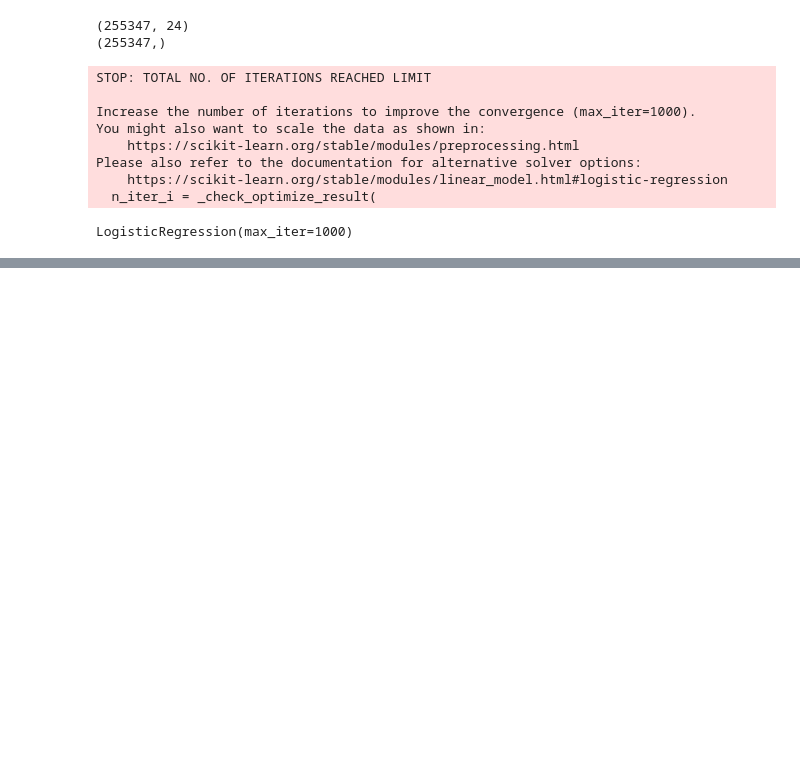
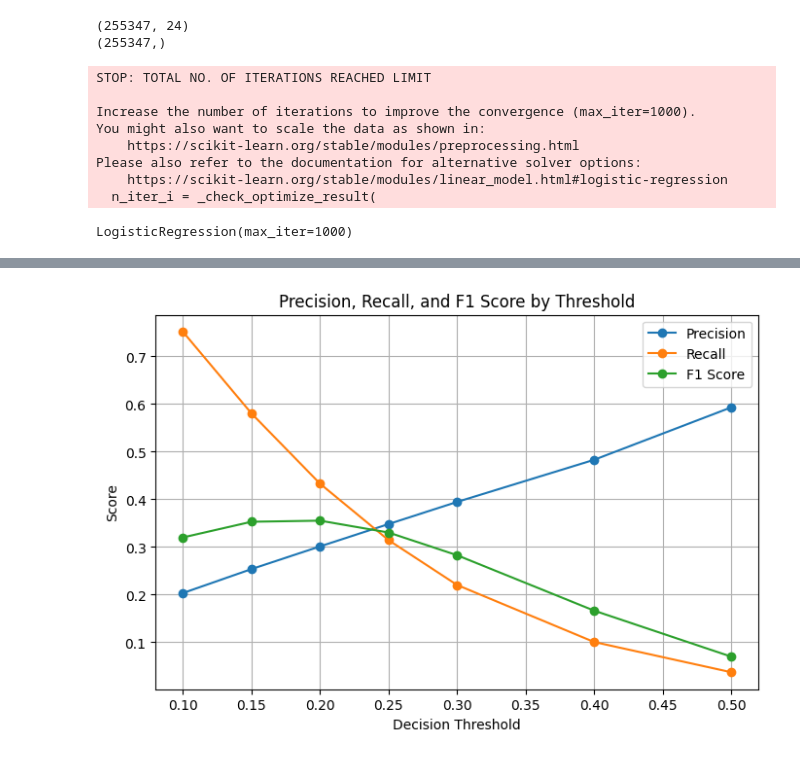
Before and after one commit to srikard727/loan-defaulter, a Jupyter notebook: Untitled.ipynb, the cells around one changed output, grey strips where cells are left out. Saved outputs shown, nothing was run; the diff lists cells and outputs as text; code cells hidden in the pictures; blank space fills up the shorter version.

```diff
--- a/Untitled.ipynb
+++ b/Untitled.ipynb
@@ -240,0 +256,3 @@ LogisticRegression(max_iter=1000)
+# %%
+y_pred = model.predict(X_test)
+y_proba = model.predict_proba(X_test)[:, 1]
@@ -240,0 +295,9 @@ LogisticRegression(max_iter=1000)
+# %%
+for threshold in [0.1, 0.15, 0.2, 0.25, 0.3, 0.4, 0.5]:
+    y_pred_custom = (y_proba >= threshold).astype(int)
+    print("Threshold:", threshold)
+    print("Precision:", precision_score(y_test, y_pred_custom))
+    print("Recall:", recall_score(y_test, y_pred_custom))
+    print("F1:", f1_score(y_test, y_pred_custom))
+    print(confusion_matrix(y_test, y_pred_custom))
+    print()
@@ -240,0 +322,30 @@ LogisticRegression(max_iter=1000)
+# %%
+import matplotlib.pyplot as plt
+from sklearn.metrics import precision_score, recall_score, f1_score
+
+thresholds = [0.1, 0.15, 0.2, 0.25, 0.3, 0.4, 0.5]
+
+precisions = []
+recalls = []
+f1_scores = []
+
+for threshold in thresholds:
+    y_pred_custom = (y_proba >= threshold).astype(int)
+
+    precisions.append(precision_score(y_test, y_pred_custom))
+    recalls.append(recall_score(y_test, y_pred_custom))
+    f1_scores.append(f1_score(y_test, y_pred_custom))
+
+plt.figure(figsize=(8, 5))
+plt.plot(thresholds, precisions, marker="o", label="Precision")
+plt.plot(thresholds, recalls, marker="o", label="Recall")
+plt.plot(thresholds, f1_scores, marker="o", label="F1 Score")
+
+plt.xlabel("Decision Threshold")
+plt.ylabel("Score")
+plt.title("Precision, Recall, and F1 Score by Threshold")
+plt.legend()
+plt.grid(True)
+plt.show()
+# %% [output]
+[figure, added]
```
Also changed, not shown: parts of 7 cells of this notebook.
